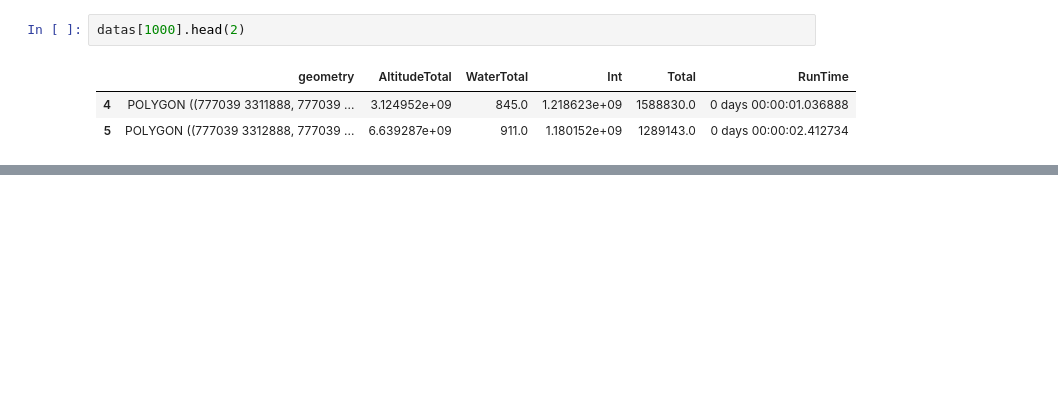
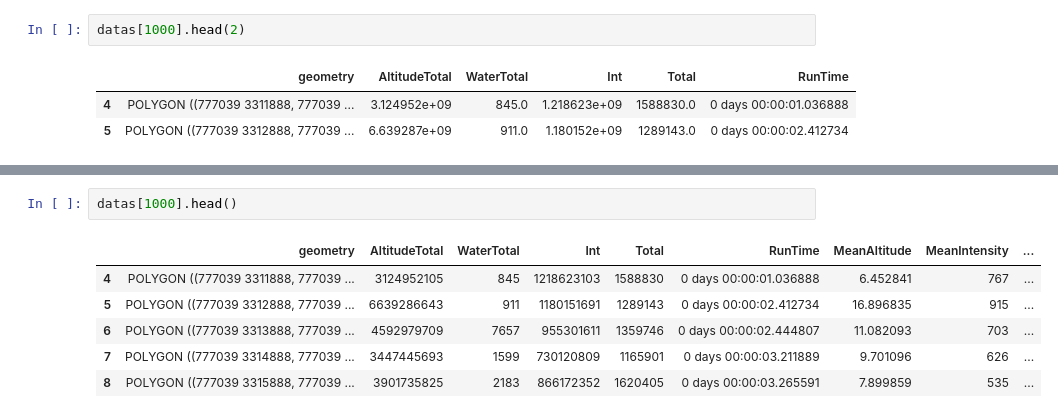
Before and after one commit to GarysCorner/NewOrleansElevation, a Jupyter notebook: PostProcessLidar.ipynb, the cells around one changed output, grey strips where cells are left out. Saved outputs shown, nothing was run; the diff lists cells and outputs as text; blank space fills up the shorter version.

```diff
--- a/PostProcessLidar.ipynb
+++ b/PostProcessLidar.ipynb
@@ -56,3 +74,12 @@ for key in datas.keys():
+# %%
+datas[1000].head()
+# %% [output]
+|  | geometry | AltitudeTotal | WaterTotal | Int | Total | RunTime | MeanAltitude | MeanIntensity | ... |
+| 4 | POLYGON ((777039 3311888, 777039 ... | 3124952105 | 845 | 1218623103 | 1588830 | 0 days 00:00:01.036888 | 6.452841 | 767 | ... |
+| 5 | POLYGON ((777039 3312888, 777039 ... | 6639286643 | 911 | 1180151691 | 1289143 | 0 days 00:00:02.412734 | 16.896835 | 915 | ... |
+| 6 | POLYGON ((777039 3313888, 777039 ... | 4592979709 | 7657 | 955301611 | 1359746 | 0 days 00:00:02.444807 | 11.082093 | 703 | ... |
+| 7 | POLYGON ((777039 3314888, 777039 ... | 3447445693 | 1599 | 730120809 | 1165901 | 0 days 00:00:03.211889 | 9.701096 | 626 | ... |
+| 8 | POLYGON ((777039 3315888, 777039 ... | 3901735825 | 2183 | 866172352 | 1620405 | 0 days 00:00:03.265591 | 7.899859 | 535 | ... |
 # %%
 datas[100].plot(column='MeanAltitude')
 # %% [output]
```
Also changed, not shown: parts of 15 cells of this notebook, 2 other files.
